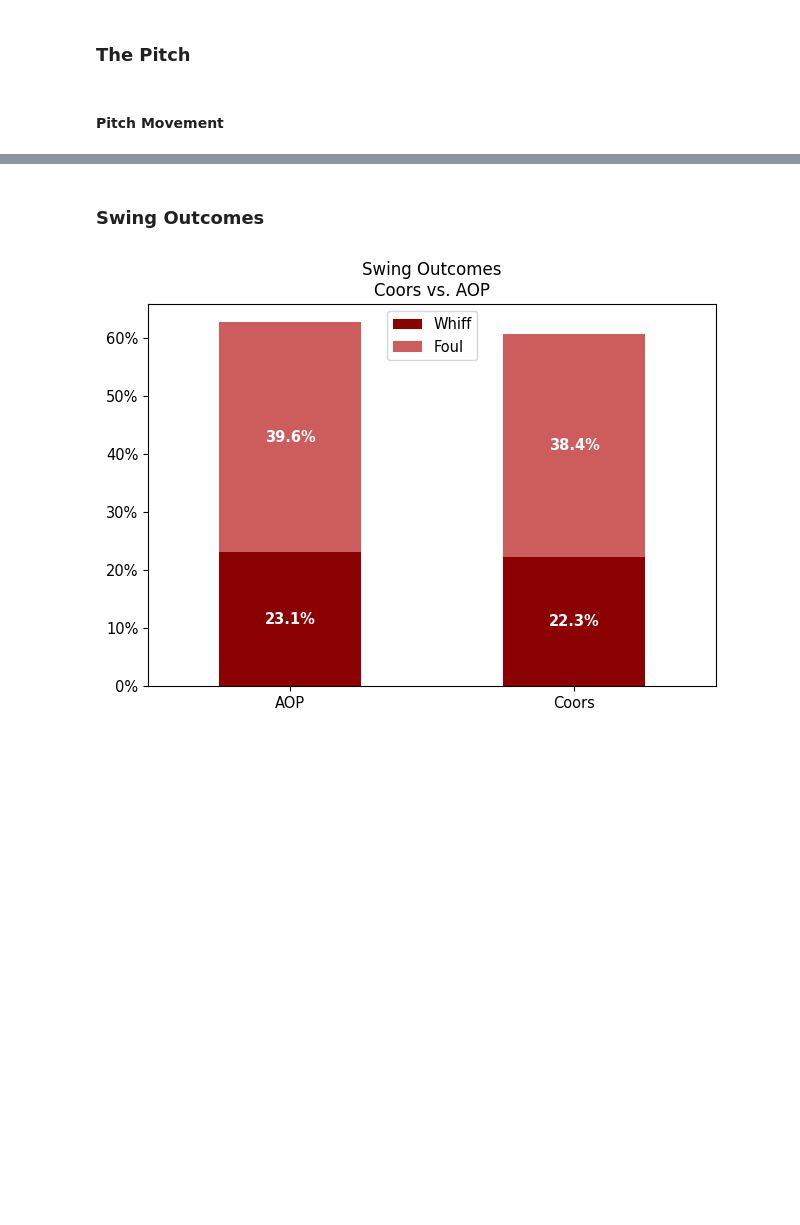
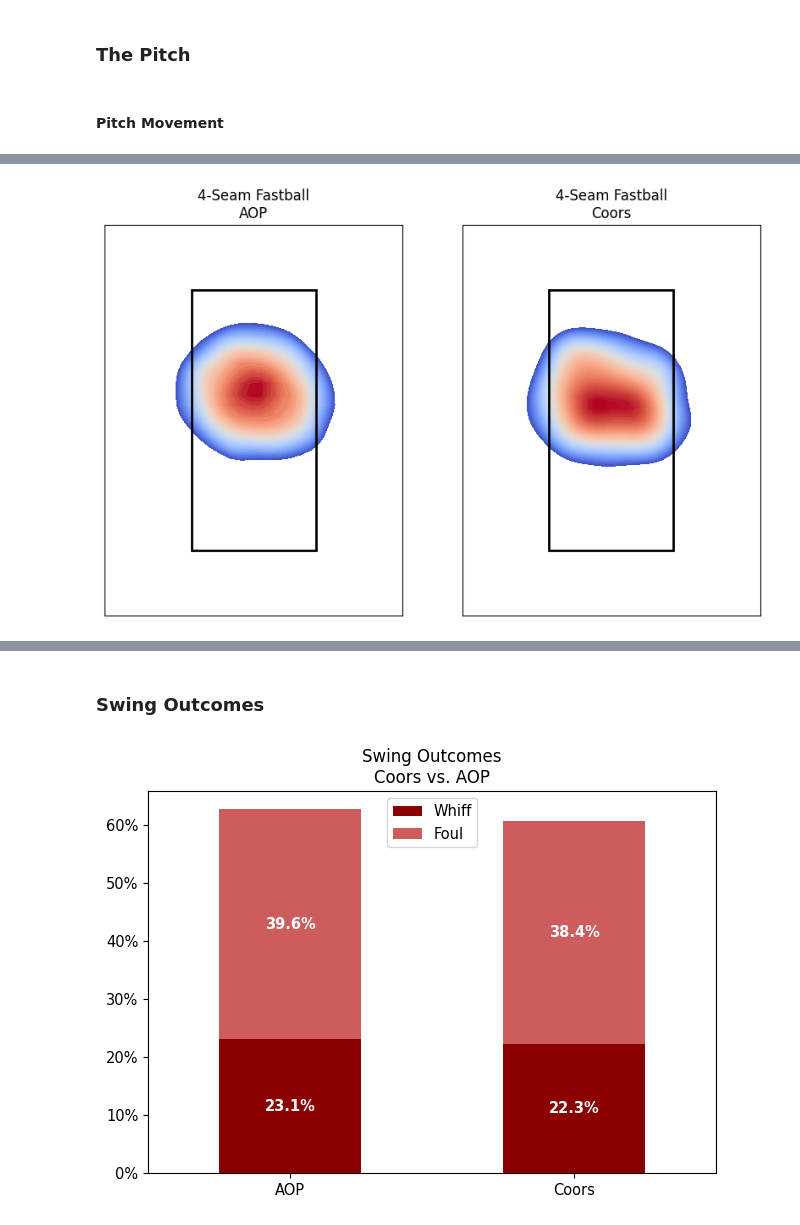
Before and after one commit to skparagas/Coors-Hangover-Effect, a Jupyter notebook: report.ipynb, the cells around one changed output, grey strips where cells are left out. Cells and saved outputs as stored; diff of their text form; code cells hidden in the pictures; blank space fills up the shorter version.

```diff
--- a/report.ipynb
+++ b/report.ipynb
@@ -252,3 +85,18 @@ MLB players tend to outperform their estimated wOBA, but they do so more at Coor
+# %%
+# Creating additional columns for analysis
+df['park'] = df.apply(lambda row: 'Coors' if row['home_team'] == 'COL' else 'AOP', axis=1)
+
+df['bahb_value'] = df['babip_value']
+df.loc[df['events'] == 'home_run', 'bahb_value'] = 1
+
+df['plate_x_bucket'] = np.floor(df['plate_x'] / (5/18)) * (5/18) * 12
+df['plate_z_bucket'] = np.floor((df['plate_z'] + 0.5) / (1/3)) * (1/3) * 12 - 6
+df['zone_full'] = df.apply(lambda row: "inner heart" if (row['plate_x_bucket'] * 0.3 <= 0) & (row['plate_x_bucket'] * 0.3 >= -1) & (row['plate_z_bucket'] <= 30) & (row['plate_z_bucket'] >= 26)
+                  else "heart" if (row['plate_x_bucket'] * 0.3 <= 1) & (row['plate_x_bucket'] * 0.3 >= -2) & (row['plate_z_bucket'] <= 34) & (row['plate_z_bucket'] >= 22)
+                  else "shadow" if (row['plate_x_bucket'] * 0.3 <= 3) & (row['plate_x_bucket'] * 0.3 >= -4) & (row['plate_z_bucket'] <= 42) & (row['plate_z_bucket'] >= 14)
+                  else "chase" if (row['plate_x_bucket'] * 0.3 <= 5) & (row['plate_x_bucket'] * 0.3 >= -6) & (row['plate_z_bucket'] <= 50) & (row['plate_z_bucket'] >= 6)
+                  else "error" if (np.isnan(row['plate_x_bucket'])) | (np.isnan(row['plate_z_bucket']))
+                  else "waste", axis=1)
 # %% [markdown]
 ### The Pitch
 # %% [markdown]
@@ -332,0 +177,33 @@ It's unclear how much Coors Field affects pitch placement. Pitchers almost certa
+# %%
+locations = df[['park', 'pitch_name', 'plate_x', 'plate_z', 'plate_x_bucket', 'plate_z_bucket', 'zone_full', 'api_break_x_arm', 'pfx_z', 'p_throws']]
+locations_ff = locations[locations['pitch_name'] == '4-Seam Fastball'][['park', 'plate_x', 'plate_z']]
+# %%
+fig, (ax1, ax2) = plt.subplots(nrows=1, ncols=2, figsize=(10, 6))
+sns.kdeplot(data=locations_ff[locations_ff['park'] == 'AOP'], x='plate_x', y='plate_z', fill=True, cmap='coolwarm', thresh=0.8, levels=100, ax=ax1)
+rect1 = Rectangle((-5/12, 1.5), 5/6, 2, fc='none', ec='black', lw=2)
+ax1.add_patch(rect1)
+ax1.set_xlim(-1, 1)
+ax1.set_ylim(0.5, 4.5)
+ax1.set_title('4-Seam Fastball\nAOP')
+ax1.set_xlabel(None)
+ax1.set_xticks([])
+ax1.set_xticklabels([])
+ax1.set_ylabel(None)
+ax1.set_yticks([])
+ax1.set_yticklabels([])
+
+sns.kdeplot(data=locations_ff[locations_ff['park'] == 'Coors'], x='plate_x', y='plate_z', fill=True, cmap='coolwarm', thresh=0.8, levels=100, ax=ax2)
+rect2 = Rectangle((-5/12, 1.5), 5/6, 2, fc='none', ec='black', lw=2)
+ax2.add_patch(rect2)
+ax2.set_xlim(-1, 1)
+ax2.set_ylim(0.5, 4.5)
+ax2.set_title('4-Seam Fastball\nCoors')
+ax2.set_xlabel(None)
+ax2.set_xticks([])
+ax2.set_xticklabels([])
+ax2.set_ylabel(None)
+ax2.set_yticks([])
+ax2.set_yticklabels([])
+plt.show()
+# %% [output]
+[figure, added]
```
Also changed, not shown: parts of 80 cells of this notebook.
